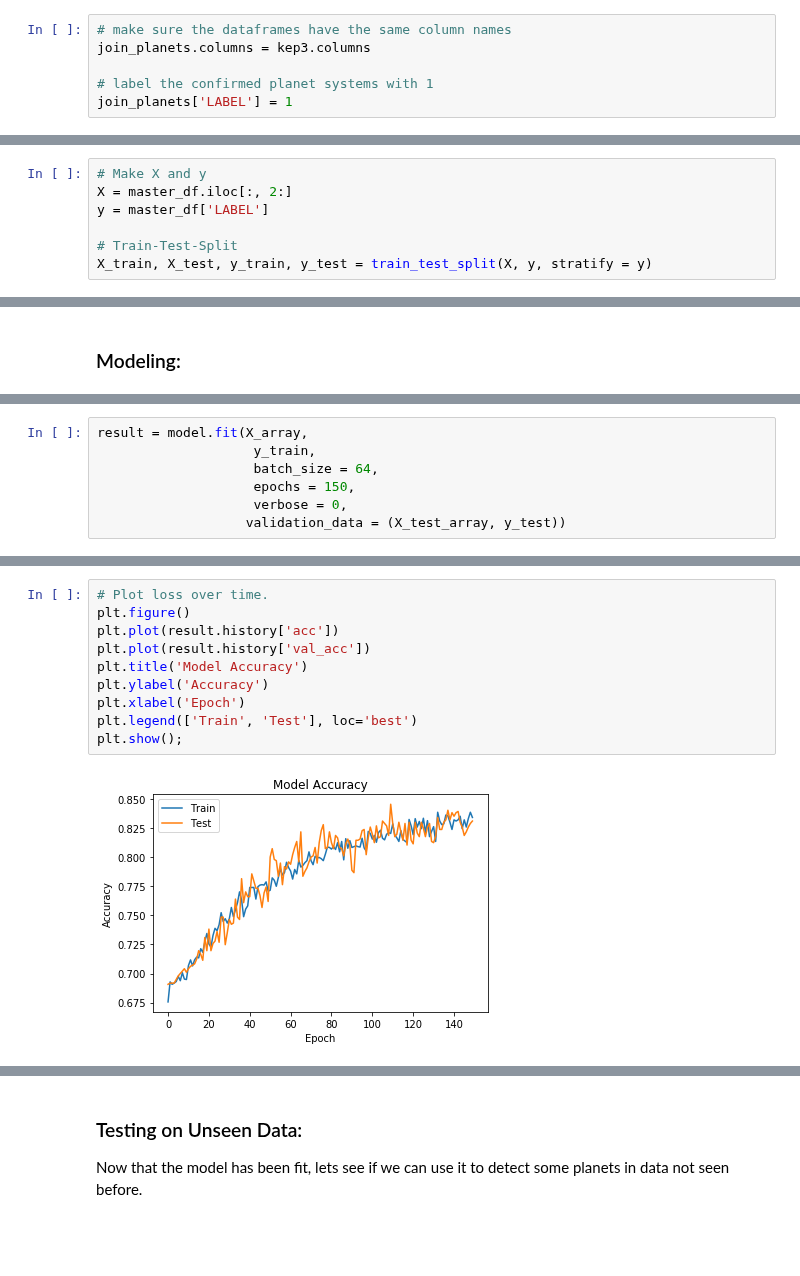
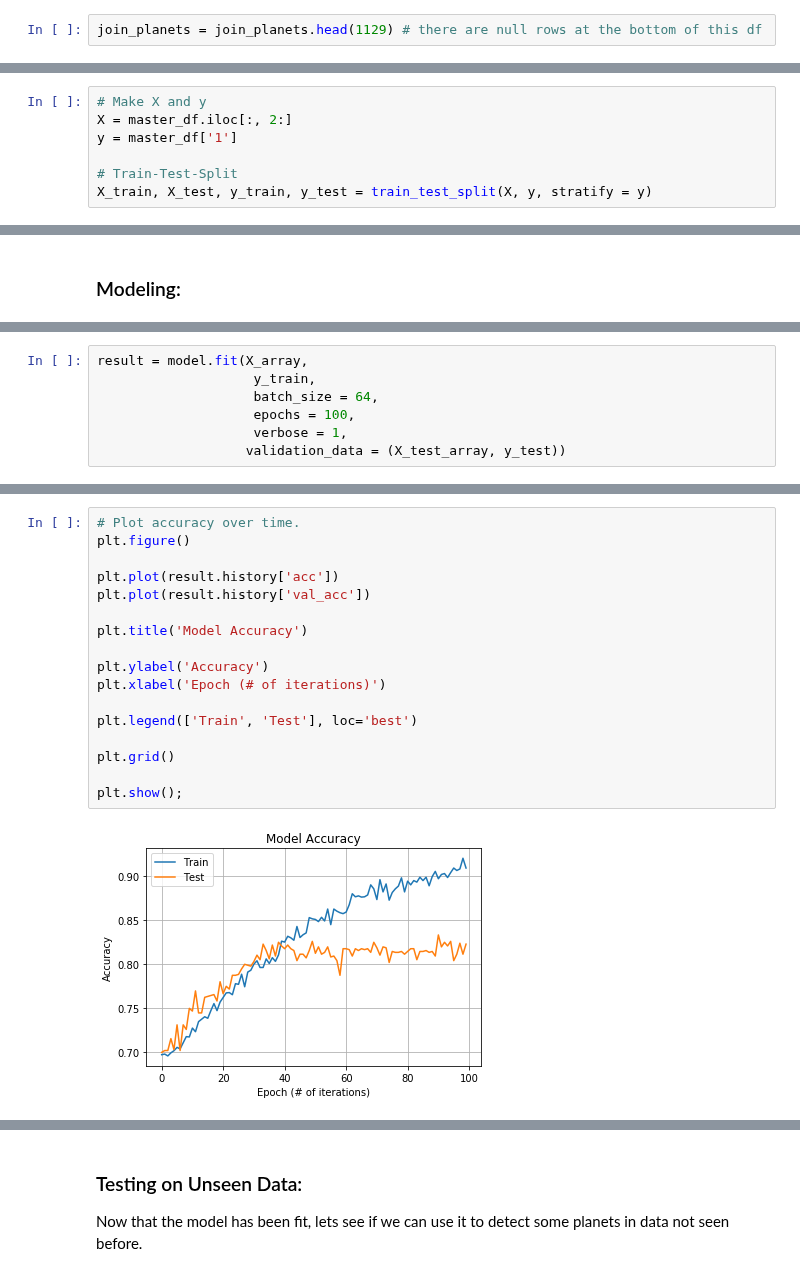
Before and after one commit to zachdg7/Exoplanet_Detection, a Jupyter notebook: models.ipynb, the cells around one changed output, grey strips where cells are left out. Drawn from its saved outputs; the diff is of its cells as text; blank space fills up the shorter version.

```diff
--- a/models.ipynb
+++ b/models.ipynb
@@ -108,8 +113,4 @@ c4_holdout.columns = kep3.columns
-# %%
-# make sure the dataframes have the same column names
-join_planets.columns = kep3.columns
-
-# label the confirmed planet systems with 1
-join_planets['LABEL'] = 1
+# %%
+join_planets = join_planets.head(1129) # there are null rows at the bottom of this df
 # %%
 master_df = pd.concat([join_planets, to_train_on], axis = 0)
@@ -132,7 +132,7 @@ Normalize the light curves so that stars of different brightnesses can be compar
 # %%
 # Make X and y
 X = master_df.iloc[:, 2:]
-y = master_df['LABEL']
+y = master_df['1']
 
 # Train-Test-Split
 X_train, X_test, y_train, y_test = train_test_split(X, y, stratify = y)
@@ -236,6 +252,6 @@ model.compile(loss = 'binary_crossentropy',
 result = model.fit(X_array,
                     y_train,
                     batch_size = 64,
-                    epochs = 150,
-                    verbose = 0,
+                    epochs = 100,
+                    verbose = 1,
                    validation_data = (X_test_array, y_test))
@@ -242,12 +276,19 @@ result = model.fit(X_array,
 # %%
-# Plot loss over time.
+# Plot accuracy over time.
 plt.figure()
+
 plt.plot(result.history['acc'])
 plt.plot(result.history['val_acc'])
+
 plt.title('Model Accuracy')
+
 plt.ylabel('Accuracy')
-plt.xlabel('Epoch')
+plt.xlabel('Epoch (# of iterations)')
+
 plt.legend(['Train', 'Test'], loc='best')
+
+plt.grid()
+
 plt.show();
 # %% [output]
-[figure, old version]
+[figure, new version]
```
Also changed, not shown: parts of 14 cells of this notebook.
